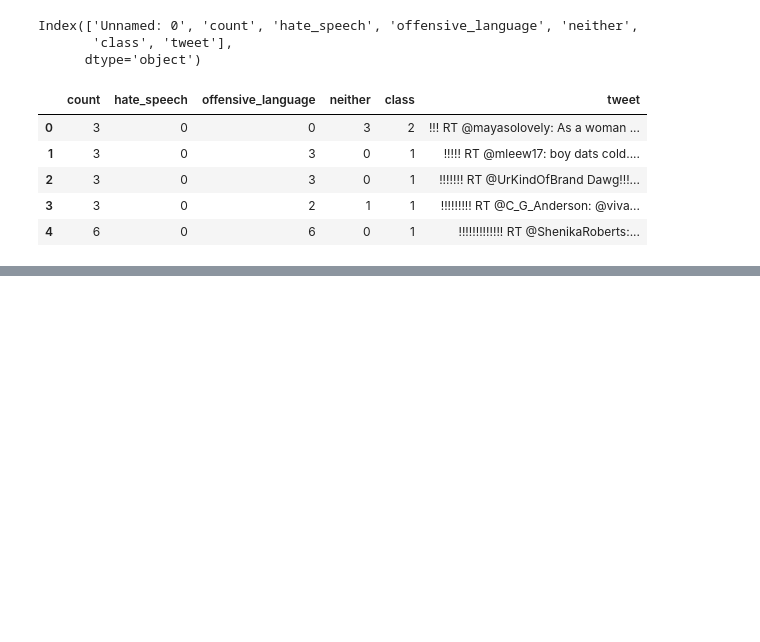
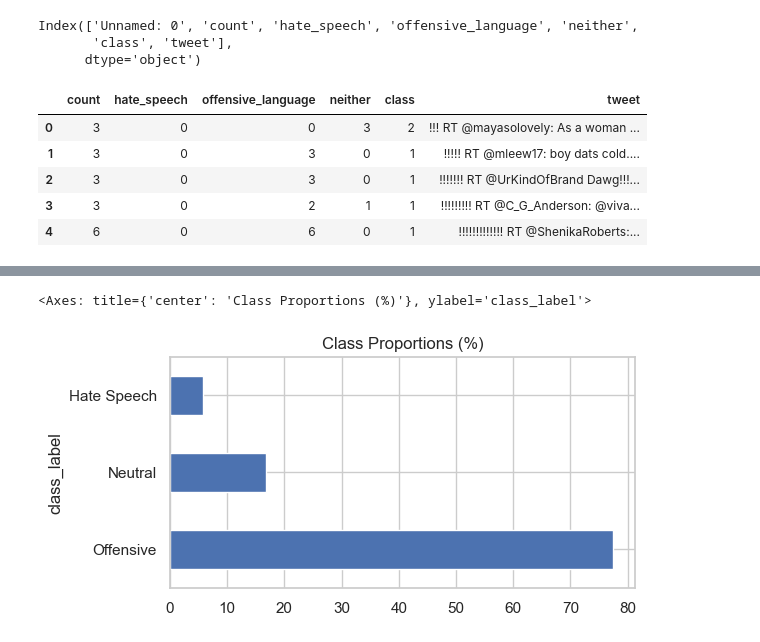
Before and after one commit to mariam-khediri/abusive-context-detection, a Jupyter notebook: notebooks/01_eda.ipynb, the cells around one changed output, grey strips where cells are left out. Cells and saved outputs as stored; diff of their text form; code cells hidden in the pictures; blank space fills up the shorter version.

```diff
--- a/notebooks/01_eda.ipynb
+++ b/notebooks/01_eda.ipynb
@@ -109,0 +107,5 @@ Name: count, dtype: int64
+# %%
+(df['class_label'].value_counts(normalize=True) * 100).plot(kind='barh', figsize=(6,3), title="Class Proportions (%)")
+# %% [output]
+<Axes: title={'center': 'Class Proportions (%)'}, ylabel='class_label'>
+[figure, added]
```
Also changed, not shown: parts of 6 cells of this notebook.
